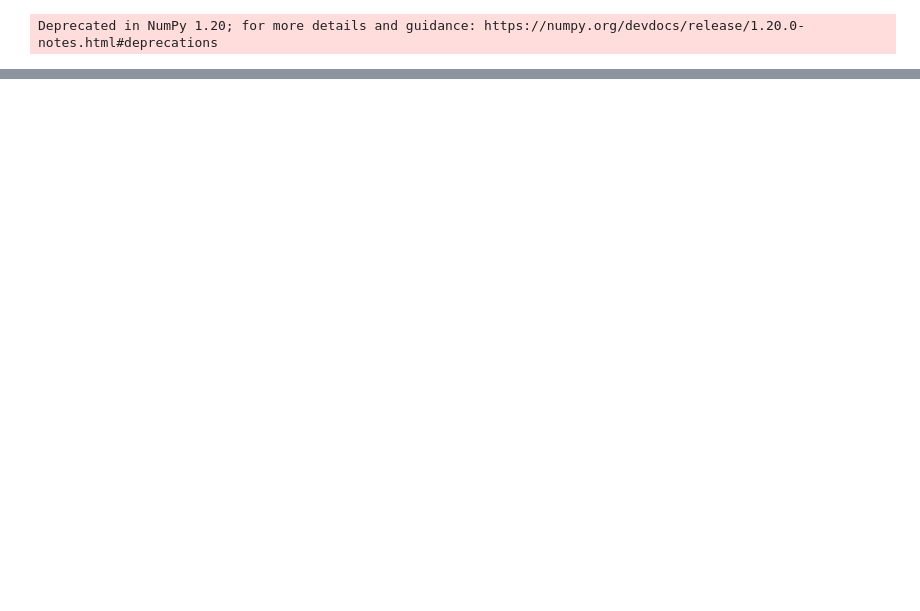
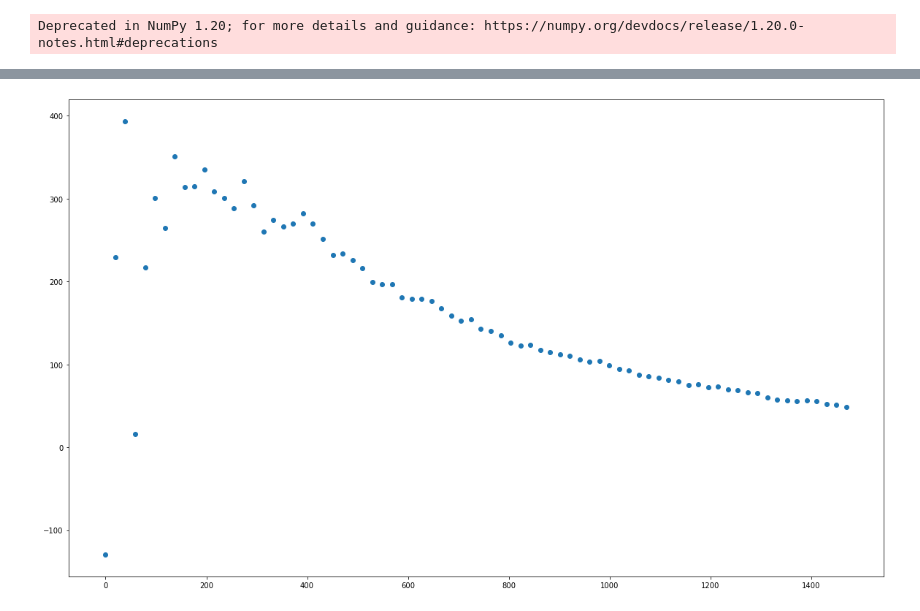
Before and after one commit to wakky927/master-pool, a Jupyter notebook: 20221027/ptv2_cbi_q_10.ipynb, the cells around one changed output, grey strips where cells are left out. Saved outputs shown, nothing was run; the diff lists cells and outputs as text; code cells hidden in the pictures; blank space fills up the shorter version.

```diff
--- a/20221027/ptv2_cbi_q_10.ipynb
+++ b/20221027/ptv2_cbi_q_10.ipynb
@@ -65,0 +76,43 @@ plt.show()
+# %%
+px2mm = 1000 / np.sqrt((498 - 488)**2 + (391 - 646)**2)
+fps = 25
+# %%
+res_sort = ptv_result.sort_values(by='r', ascending=True).values
+# %%
+_iter = 50
+res = []
+res2 = []
+# %%
+r_dr_err = np.zeros((5001, 3))
+r_dr_in = np.zeros((1, 2))
+r_dr_err[:, :] = np.nan
+r_dr_in[:, :] = np.nan
+
+for i in tqdm(range(0, 5001, _iter)):
+    res_sort_l = res_sort[np.where(res_sort[:, 4] >= i/10)]
+    res_sort_lr = res_sort_l[np.where(res_sort_l[:, 4] < (i+_iter)/10)]
+    columns = ['x', 'y', 'dx', 'dy', 'r', 'theta', 'dr']
+    df = pd.DataFrame(data=res_sort_lr, columns=columns, dtype='float')
+    q1 = df['dr'].quantile(0.25)
+    q2 = df['dr'].quantile(0.75)
+    iqr = q2 - q1
+
+    upper = q2 + 1.5 * iqr
+    bottom = q1 - 1.5 * iqr
+    _in = df[(df['dr'] >= bottom) & (df['dr'] <= upper)].values
+    tmp = np.array([_in[:, 4], _in[:, 6]]).T
+    r_dr_in = np.vstack([r_dr_in, tmp])
+
+    r_dr_err[i, 0] = i
+    r_dr_err[i, 1] = np.mean(tmp, axis=0)[1]
+    r_dr_err[i, 2] = np.std(tmp, axis=0)[1]
+
+r_dr_err = r_dr_err[::_iter]
+res = r_dr_err
+res2 = r_dr_in
+# %%
+fig, ax = plt.subplots(figsize=(20, 12))
+ax.scatter(res[:-25, 0]*px2mm/10, res[:-25, 1]*px2mm*fps)
+plt.show()
+# %% [output]
+[figure, added]
```
Also changed, not shown: parts of 6 cells of this notebook, 16 other files.
